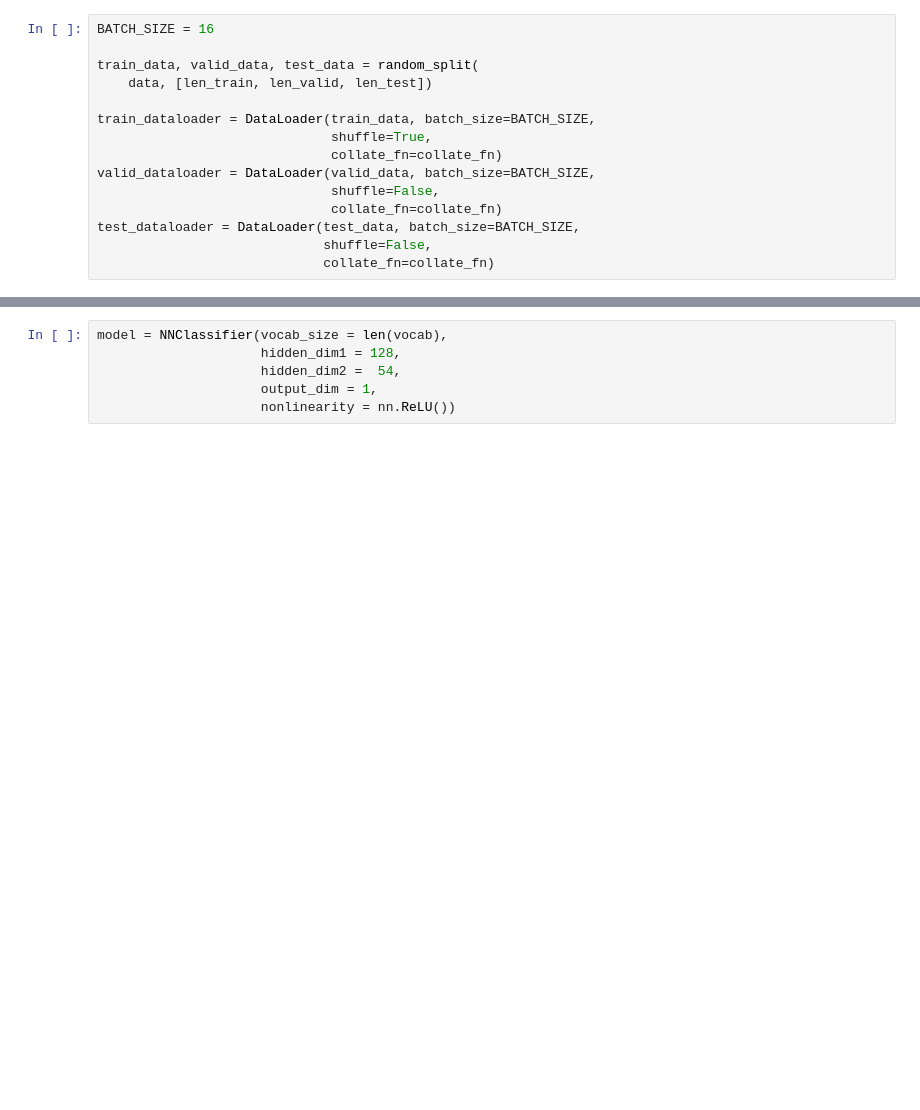
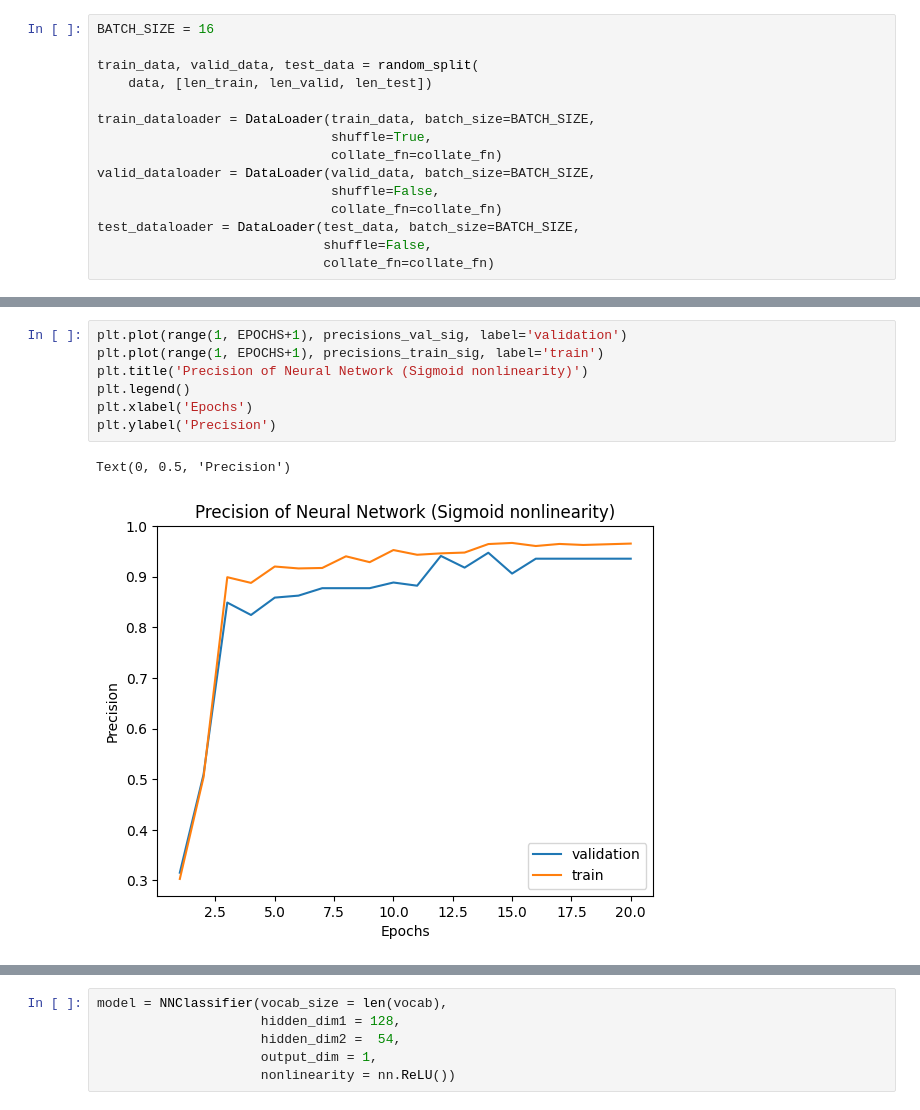
Before and after one commit to cvilter/advML_finalProject, a Jupyter notebook: DNN.ipynb, the cells around one changed output, grey strips where cells are left out. Drawn from its saved outputs; the diff is of its cells as text; blank space fills up the shorter version.

```diff
--- a/DNN.ipynb
+++ b/DNN.ipynb
@@ -326,0 +283,10 @@ The estimated test accuracy is 0.951, recall 0.9205882549285889, precision 0.912
+# %%
+plt.plot(range(1, EPOCHS+1), precisions_val_sig, label='validation')
+plt.plot(range(1, EPOCHS+1), precisions_train_sig, label='train')
+plt.title('Precision of Neural Network (Sigmoid nonlinearity)')
+plt.legend()
+plt.xlabel('Epochs')
+plt.ylabel('Precision')
+# %% [output]
+Text(0, 0.5, 'Precision')
+[figure, added]
```
Also changed, not shown: parts of 29 cells of this notebook, 4 other files.
